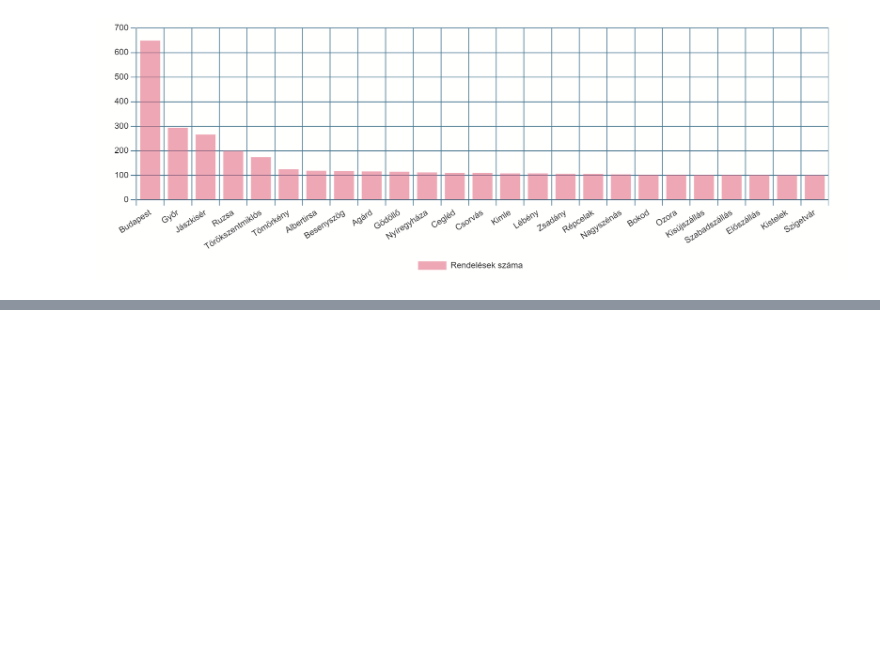
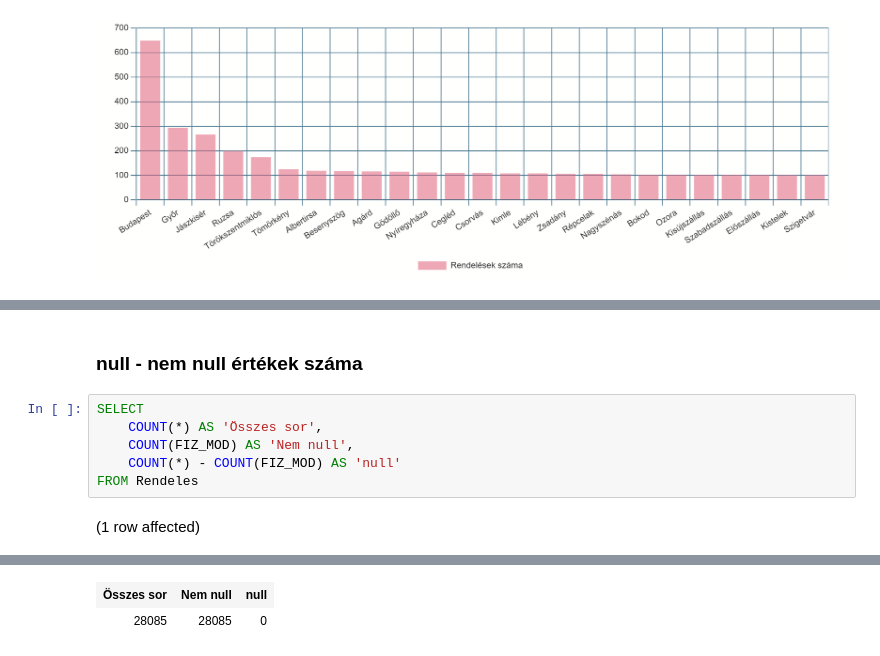
Before and after one commit to czapekzoli/sql2, a Jupyter notebook: webshop_adatmodellezes.ipynb, the cells around one changed output, grey strips where cells are left out. Drawn from its saved outputs; the diff is of its cells as text; blank space fills up the shorter version.

```diff
--- a/webshop_adatmodellezes.ipynb
+++ b/webshop_adatmodellezes.ipynb
@@ -85,0 +102,10 @@ ORDER BY [Rendelések száma] DESC
+# %% [markdown]
+### null - nem null értékek száma
+# %%
+SELECT
+    COUNT(*) AS 'Összes sor',
+    COUNT(FIZ_MOD) AS 'Nem null',
+    COUNT(*) - COUNT(FIZ_MOD) AS 'null'
+FROM Rendeles
+# %% [output]
+(1 row affected)
@@ -85,0 +113,2 @@ ORDER BY [Rendelések száma] DESC
+| Összes sor | Nem null | null |
+| 28085 | 28085 | 0 |
```
Also changed, not shown: parts of 14 cells of this notebook.
